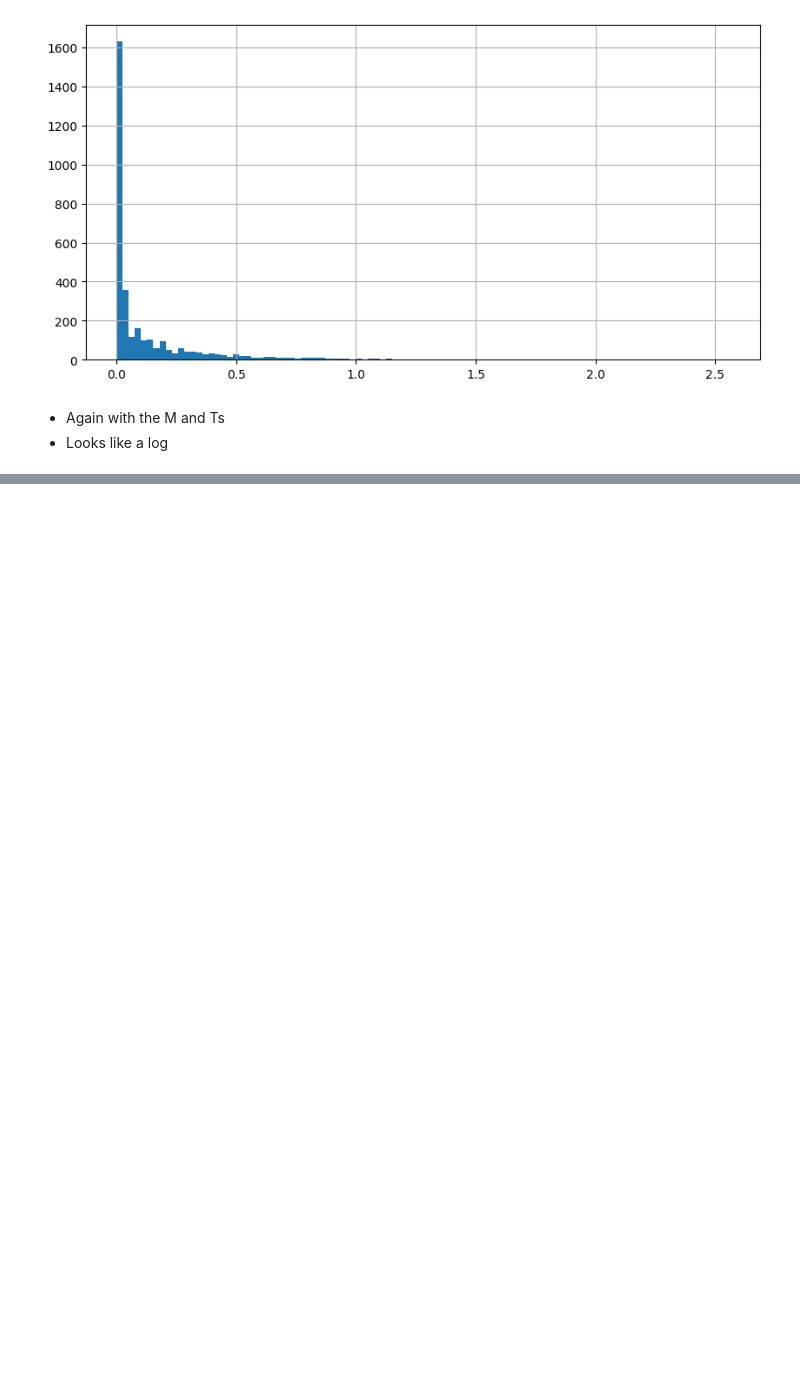
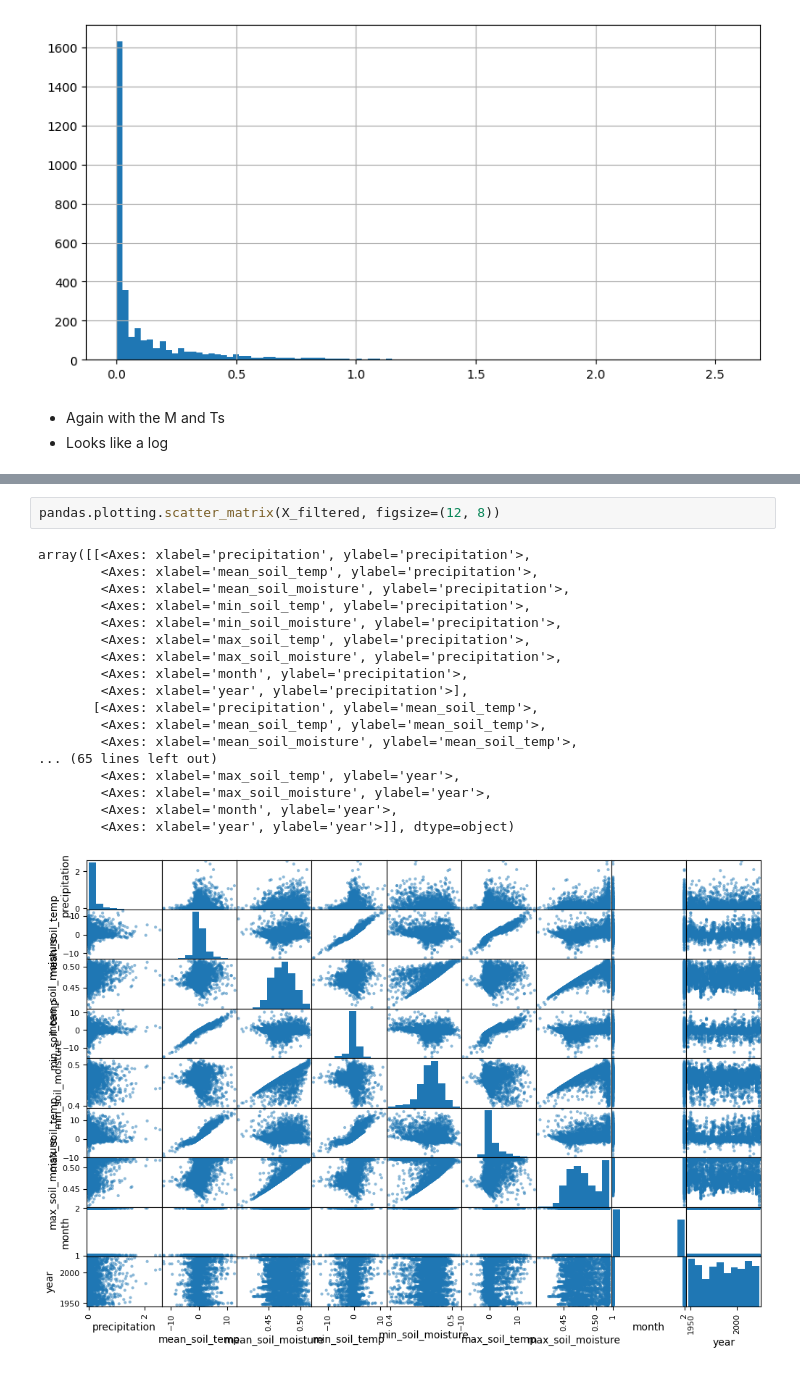
Before and after one commit to bradenkirkpatrick/Machine-Learning-Project-1, a Jupyter notebook: GroundHogProblem.ipynb, the cells around one changed output, grey strips where cells are left out. Saved outputs shown, nothing was run; the diff lists cells and outputs as text; blank space fills up the shorter version.

```diff
--- a/GroundHogProblem.ipynb
+++ b/GroundHogProblem.ipynb
@@ -227,0 +271,21 @@ X_filtered["precipitation"].hist(bins=100, figsize=(10,5))
+# %%
+pandas.plotting.scatter_matrix(X_filtered, figsize=(12, 8))
+# %% [output]
+array([[<Axes: xlabel='precipitation', ylabel='precipitation'>,
+        <Axes: xlabel='mean_soil_temp', ylabel='precipitation'>,
+        <Axes: xlabel='mean_soil_moisture', ylabel='precipitation'>,
+        <Axes: xlabel='min_soil_temp', ylabel='precipitation'>,
+        <Axes: xlabel='min_soil_moisture', ylabel='precipitation'>,
+        <Axes: xlabel='max_soil_temp', ylabel='precipitation'>,
+        <Axes: xlabel='max_soil_moisture', ylabel='precipitation'>,
+        <Axes: xlabel='month', ylabel='precipitation'>,
+        <Axes: xlabel='year', ylabel='precipitation'>],
+       [<Axes: xlabel='precipitation', ylabel='mean_soil_temp'>,
+        <Axes: xlabel='mean_soil_temp', ylabel='mean_soil_temp'>,
+        <Axes: xlabel='mean_soil_moisture', ylabel='mean_soil_temp'>,
+... (65 lines left out)
+        <Axes: xlabel='max_soil_temp', ylabel='year'>,
+        <Axes: xlabel='max_soil_moisture', ylabel='year'>,
+        <Axes: xlabel='month', ylabel='year'>,
+        <Axes: xlabel='year', ylabel='year'>]], dtype=object)
+[figure, added]
```
Also changed, not shown: parts of 5 cells of this notebook.
